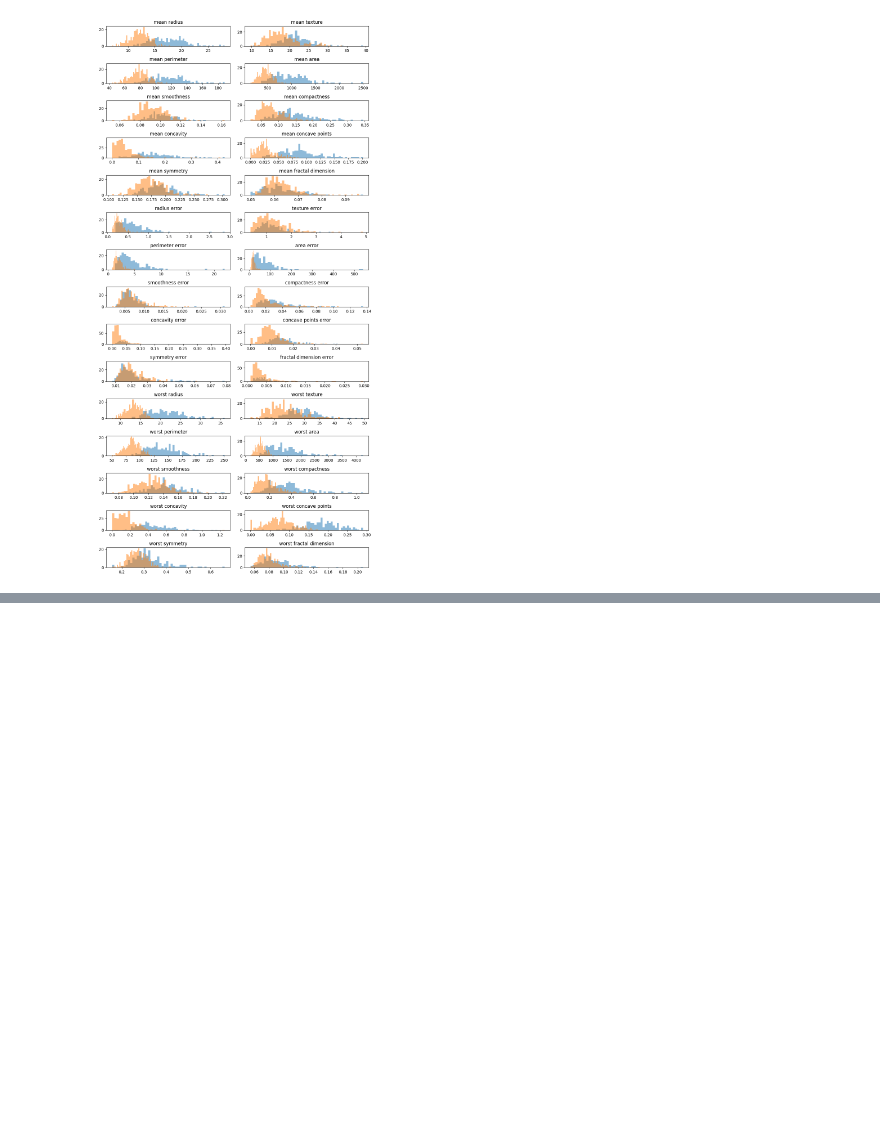
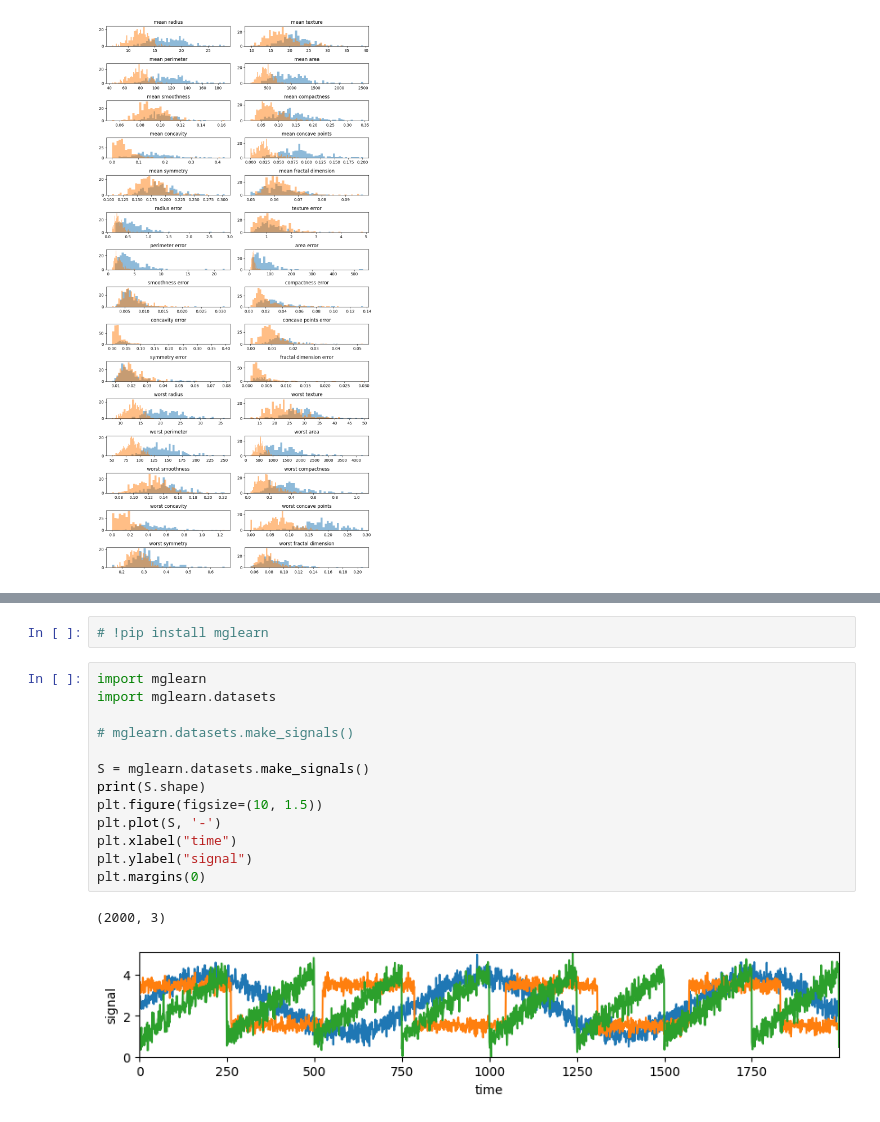
Before and after one commit to shared-repo/human-da, a Jupyter notebook: workspace/ml-basic/example-16.ipynb, the cells around one changed output, grey strips where cells are left out. Cells and saved outputs as stored; diff of their text form; blank space fills up the shorter version.

```diff
--- a/workspace/ml-basic/example-16.ipynb
+++ b/workspace/ml-basic/example-16.ipynb
@@ -70,0 +111,18 @@ X_train.shape, X_pca.shape
+# %%
+# !pip install mglearn
+# %%
+import mglearn
+import mglearn.datasets
+
+# mglearn.datasets.make_signals()
+
+S = mglearn.datasets.make_signals()
+print(S.shape)
+plt.figure(figsize=(10, 1.5))
+plt.plot(S, '-')
+plt.xlabel("time")
+plt.ylabel("signal")
+plt.margins(0)
+# %% [output]
+(2000, 3)
+[figure, added]
```
Also changed, not shown: parts of 8 cells of this notebook.
